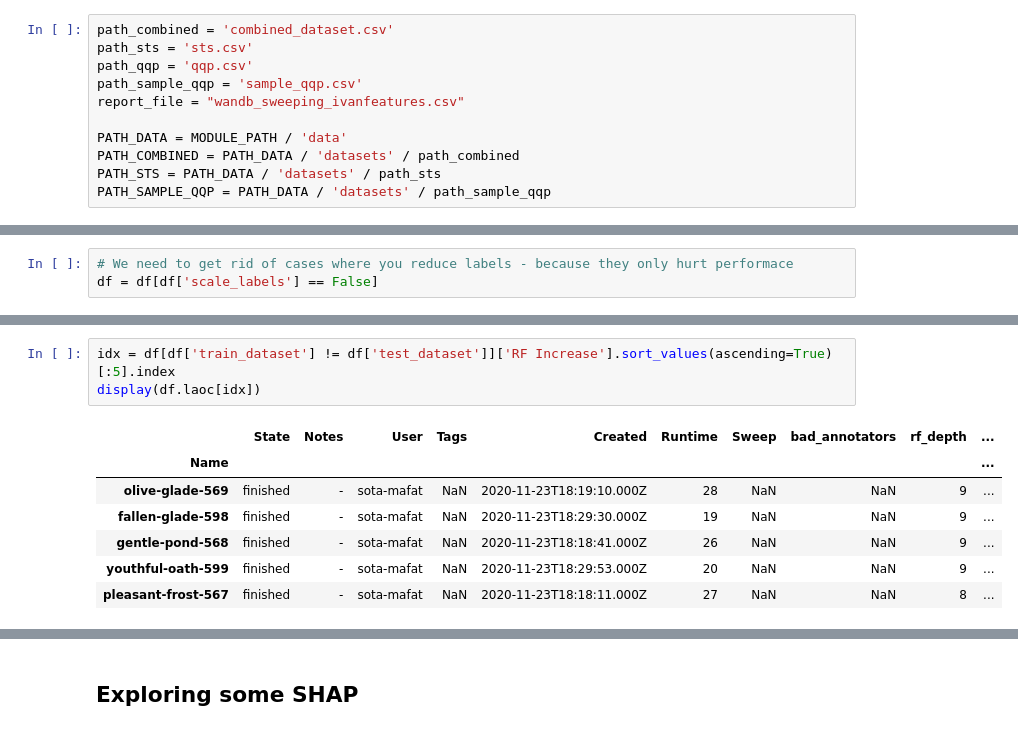
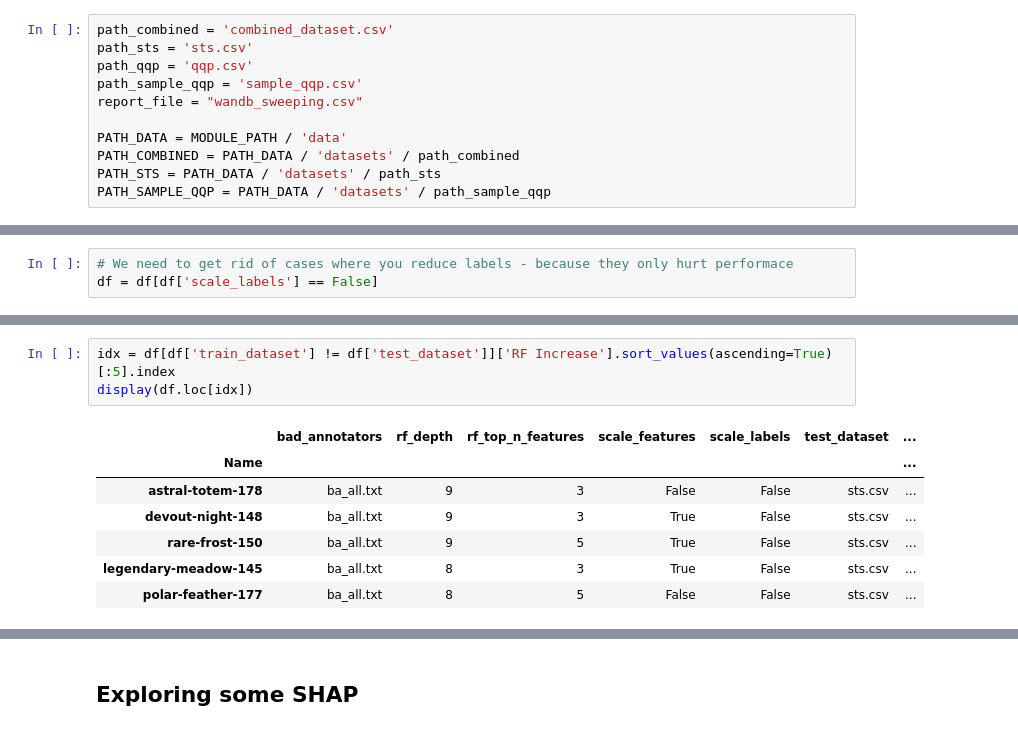
Before and after one commit to Hernanros/SOTA, a Jupyter notebook: notebooks/exploration/[AC][SS]EDA_on_wandb_sweep.ipynb, the cells around one changed output, grey strips where cells are left out. Saved outputs shown, nothing was run; the diff lists cells and outputs as text.

```diff
--- a/notebooks/exploration/[AC][SS]EDA_on_wandb_sweep.ipynb
+++ b/notebooks/exploration/[AC][SS]EDA_on_wandb_sweep.ipynb
@@ -20,7 +20,7 @@ path_combined = 'combined_dataset.csv'
 path_sts = 'sts.csv'
 path_qqp = 'qqp.csv'
 path_sample_qqp = 'sample_qqp.csv'
-report_file = "wandb_sweeping_ivanfeatures.csv"
+report_file = "wandb_sweeping.csv"
 
 PATH_DATA = MODULE_PATH / 'data'
 PATH_COMBINED = PATH_DATA / 'datasets' / path_combined
@@ -78,11 +78,11 @@ plt.show();
 # %%
 idx = df[df['train_dataset'] != df['test_dataset']]['RF Increase'].sort_values(ascending=True)[:5].index
-display(df.laoc[idx])
+display(df.loc[idx])
 # %% [output]
-|  | State | Notes | User | Tags | Created | Runtime | Sweep | bad_annotators | rf_depth | ... |
-| Name |  |  |  |  |  |  |  |  |  | ... |
-| olive-glade-569 | finished | - | sota-mafat | NaN | 2020-11-23T18:19:10.000Z | 28 | NaN | NaN | 9 | ... |
-| fallen-glade-598 | finished | - | sota-mafat | NaN | 2020-11-23T18:29:30.000Z | 19 | NaN | NaN | 9 | ... |
-| gentle-pond-568 | finished | - | sota-mafat | NaN | 2020-11-23T18:18:41.000Z | 26 | NaN | NaN | 9 | ... |
-| youthful-oath-599 | finished | - | sota-mafat | NaN | 2020-11-23T18:29:53.000Z | 20 | NaN | NaN | 9 | ... |
-| pleasant-frost-567 | finished | - | sota-mafat | NaN | 2020-11-23T18:18:11.000Z | 27 | NaN | NaN | 8 | ... |
+|  | bad_annotators | rf_depth | rf_top_n_features | scale_features | scale_labels | test_dataset | ... |
+| Name |  |  |  |  |  |  | ... |
+| astral-totem-178 | ba_all.txt | 9 | 3 | False | False | sts.csv | ... |
+| devout-night-148 | ba_all.txt | 9 | 3 | True | False | sts.csv | ... |
+| rare-frost-150 | ba_all.txt | 9 | 5 | True | False | sts.csv | ... |
+| legendary-meadow-145 | ba_all.txt | 8 | 3 | True | False | sts.csv | ... |
+| polar-feather-177 | ba_all.txt | 8 | 5 | False | False | sts.csv | ... |
```
Also changed, not shown: parts of 16 cells of this notebook, 1 other file.
